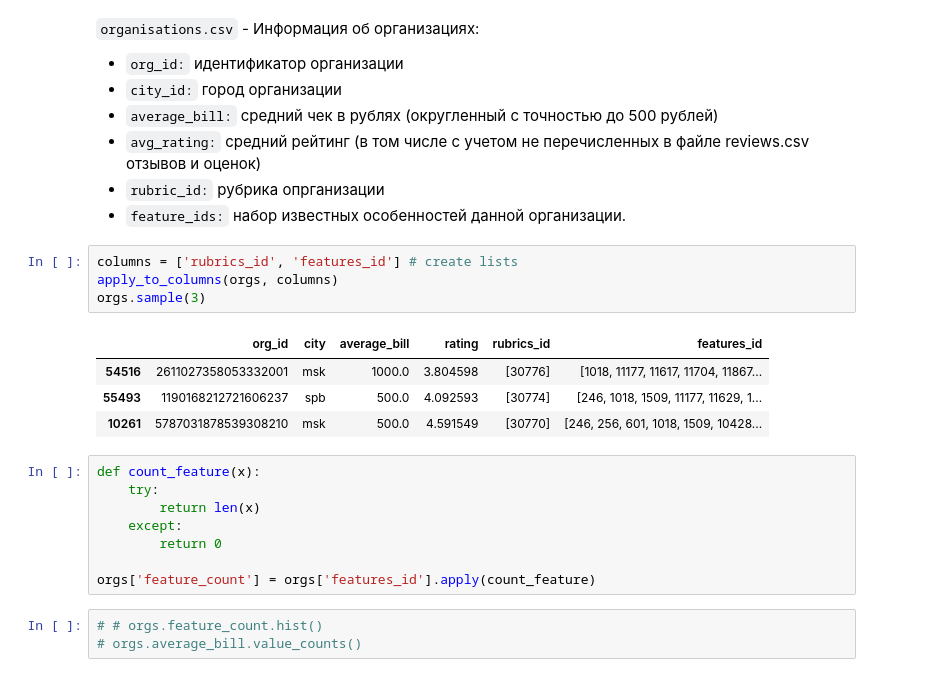
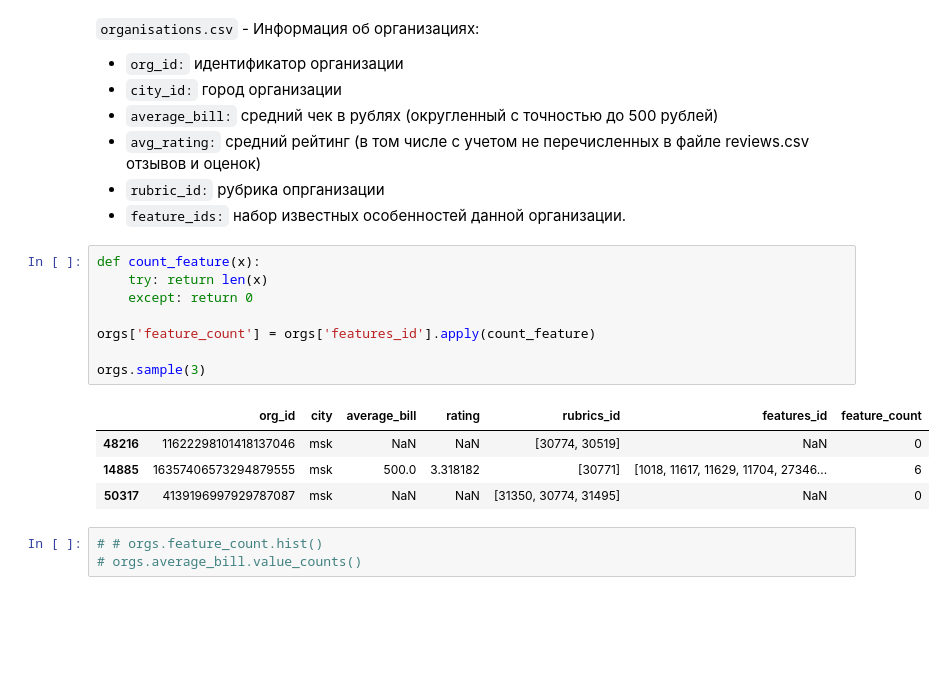
Before and after one commit to a-milenkin/Yandex_Cup_2021, a Jupyter notebook: Milenkin_baseline.ipynb, the cells around one changed output. Drawn from its saved outputs; the diff is of its cells as text; blank space fills up the shorter version.

```diff
--- a/Milenkin_baseline.ipynb
+++ b/Milenkin_baseline.ipynb
@@ -51,23 +101,19 @@ Name: city, dtype: int64
 * `avg_rating:` средний рейтинг (в том числе с учетом не перечисленных в файле reviews.csv отзывов и оценок)
 * `rubric_id:` рубрика опрганизации
 * `feature_ids:` набор известных особенностей данной организации.
-# %%
-columns = ['rubrics_id', 'features_id'] # create lists
-apply_to_columns(orgs, columns)
-orgs.sample(3)
-# %% [output]
-|  | org_id | city | average_bill | rating | rubrics_id | features_id |
-| 54516 | 2611027358053332001 | msk | 1000.0 | 3.804598 | [30776] | [1018, 11177, 11617, 11704, 11867... |
-| 55493 | 1190168212721606237 | spb | 500.0 | 4.092593 | [30774] | [246, 1018, 1509, 11177, 11629, 1... |
-| 10261 | 5787031878539308210 | msk | 500.0 | 4.591549 | [30770] | [246, 256, 601, 1018, 1509, 10428... |
 # %%
 def count_feature(x):
-    try:
-        return len(x)
-    except:
-        return 0
+    try: return len(x)
+    except: return 0
 
 orgs['feature_count'] = orgs['features_id'].apply(count_feature)
+
+orgs.sample(3)
+# %% [output]
+|  | org_id | city | average_bill | rating | rubrics_id | features_id | feature_count |
+| 48216 | 11622298101418137046 | msk | NaN | NaN | [30774, 30519] | NaN | 0 |
+| 14885 | 16357406573294879555 | msk | 500.0 | 3.318182 | [30771] | [1018, 11617, 11629, 11704, 27346... | 6 |
+| 50317 | 4139196997929787087 | msk | NaN | NaN | [31350, 30774, 31495] | NaN | 0 |
 # %%
 # # orgs.feature_count.hist()
 # orgs.average_bill.value_counts()
```
Also changed, not shown: parts of 18 cells of this notebook.
